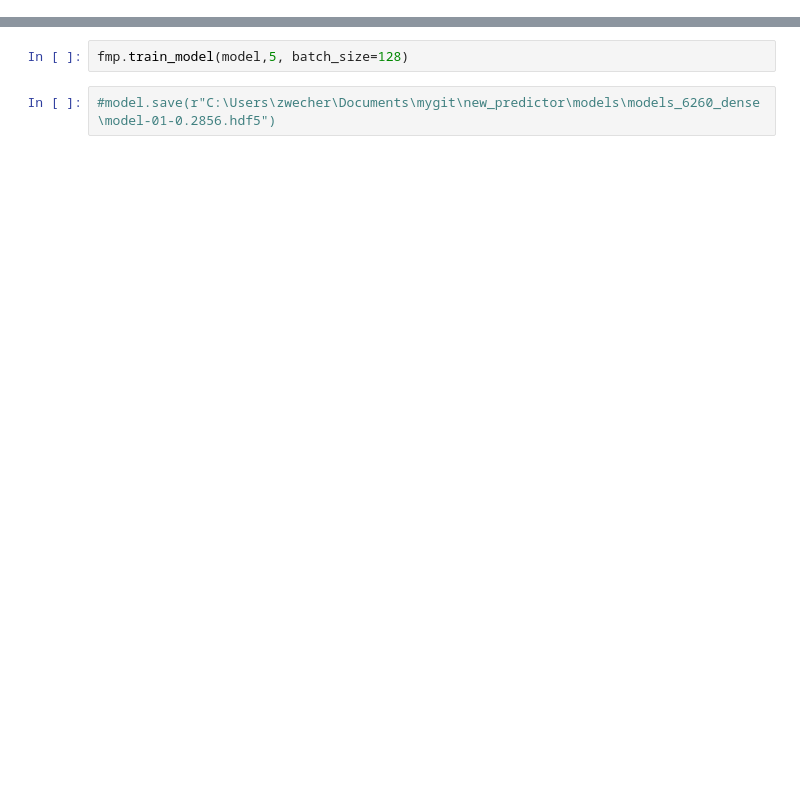
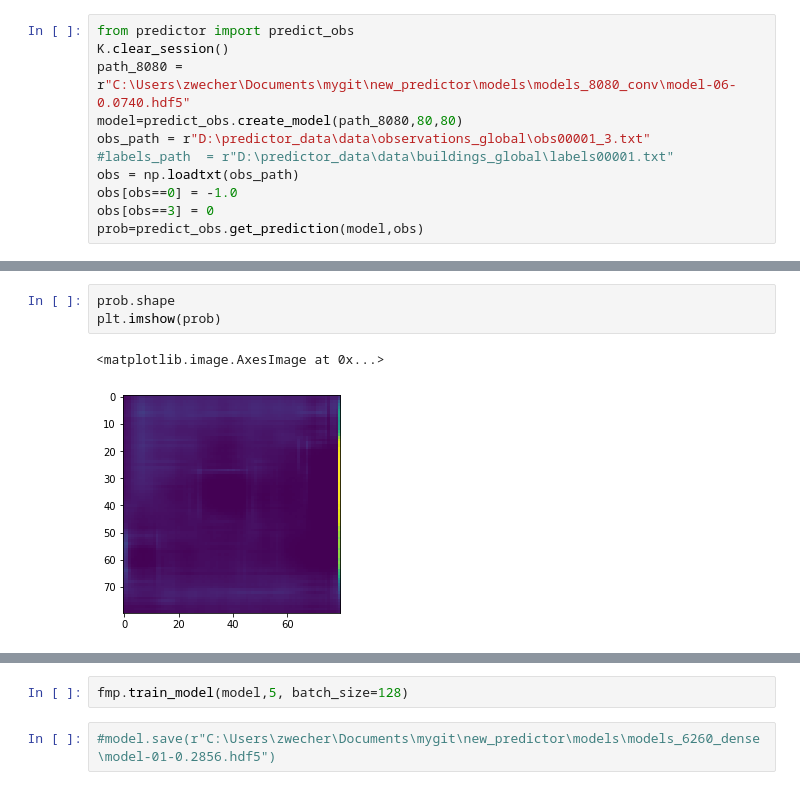
Before and after one commit to zwecher-rnd/new_predictor, a Jupyter notebook: ipynb_files/first_model.ipynb, the cells around one changed output, grey strips where cells are left out. Drawn from its saved outputs; the diff is of its cells as text; blank space fills up the shorter version.

```diff
--- a/ipynb_files/first_model.ipynb
+++ b/ipynb_files/first_model.ipynb
@@ -59,0 +33,11 @@ model.load_weights(path_8280)
+# %%
+from predictor import predict_obs
+K.clear_session()
+path_8080 = r"C:\Users\zwecher\Documents\mygit\new_predictor\models\models_8080_conv\model-06-0.0740.hdf5"
+model=predict_obs.create_model(path_8080,80,80)
+obs_path = r"D:\predictor_data\data\observations_global\obs00001_3.txt"
+#labels_path  = r"D:\predictor_data\data\buildings_global\labels00001.txt"
+obs = np.loadtxt(obs_path)
+obs[obs==0] = -1.0
+obs[obs==3] = 0
+prob=predict_obs.get_prediction(model,obs)
@@ -59,0 +62,6 @@ model.load_weights(path_8280)
+# %%
+prob.shape
+plt.imshow(prob)
+# %% [output]
+<matplotlib.image.AxesImage at 0x...>
+[figure, added]
```
Also changed, not shown: parts of 24 cells of this notebook, 4 other files.
